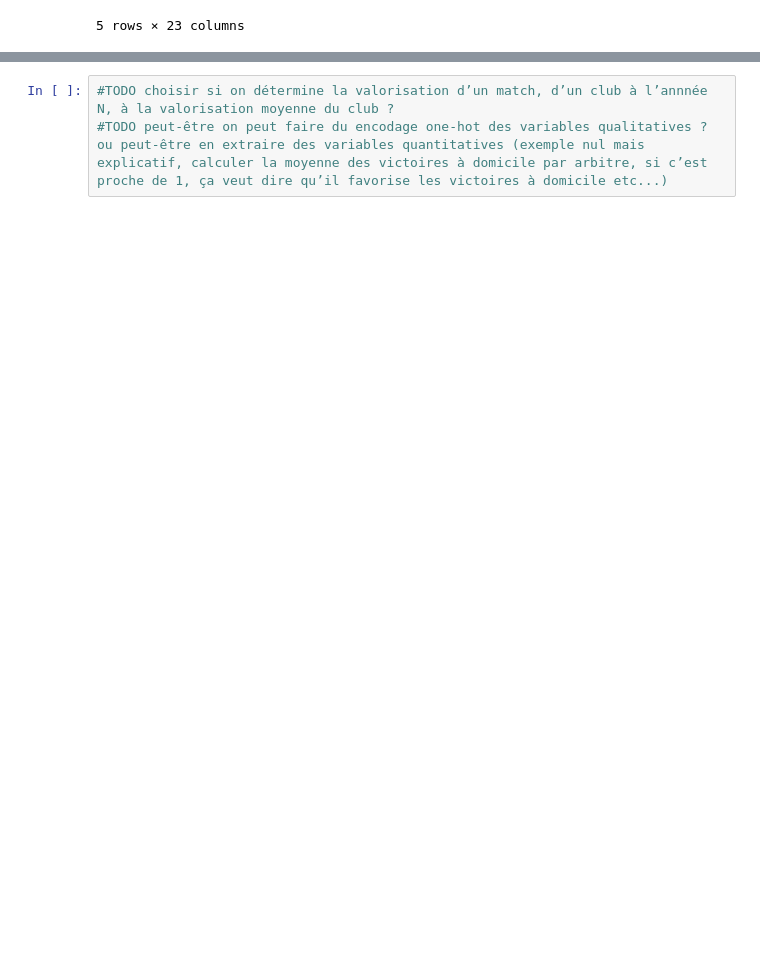
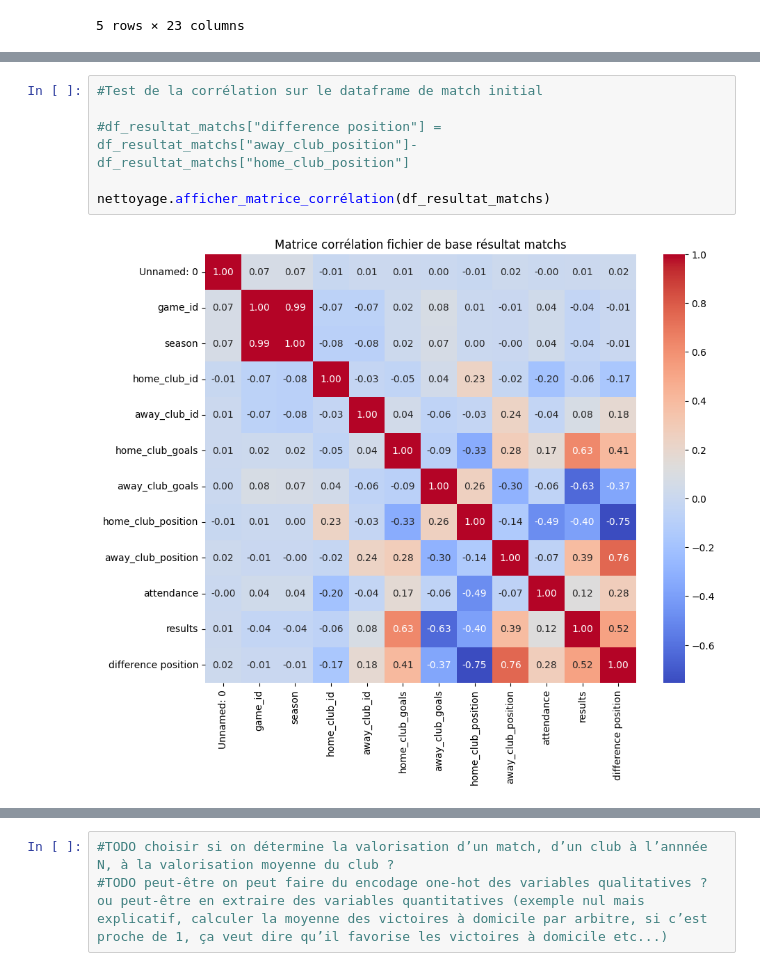
Before and after one commit to AntoninChevalier/Winunmax, a Jupyter notebook: notebooks/exploration.ipynb, the cells around one changed output, grey strips where cells are left out. Drawn from its saved outputs; the diff is of its cells as text; blank space fills up the shorter version.

```diff
--- a/notebooks/exploration.ipynb
+++ b/notebooks/exploration.ipynb
@@ -203,0 +173,8 @@ df_valeur_par_joueur.head(50)
+# %%
+#Test de la corrélation sur le dataframe de match initial
+
+#df_resultat_matchs["difference position"] = df_resultat_matchs["away_club_position"]-df_resultat_matchs["home_club_position"]
+
+nettoyage.afficher_matrice_corrélation(df_resultat_matchs)
+# %% [output]
+[figure, added]
```
Also changed, not shown: parts of 5 cells of this notebook, 1 other file.
